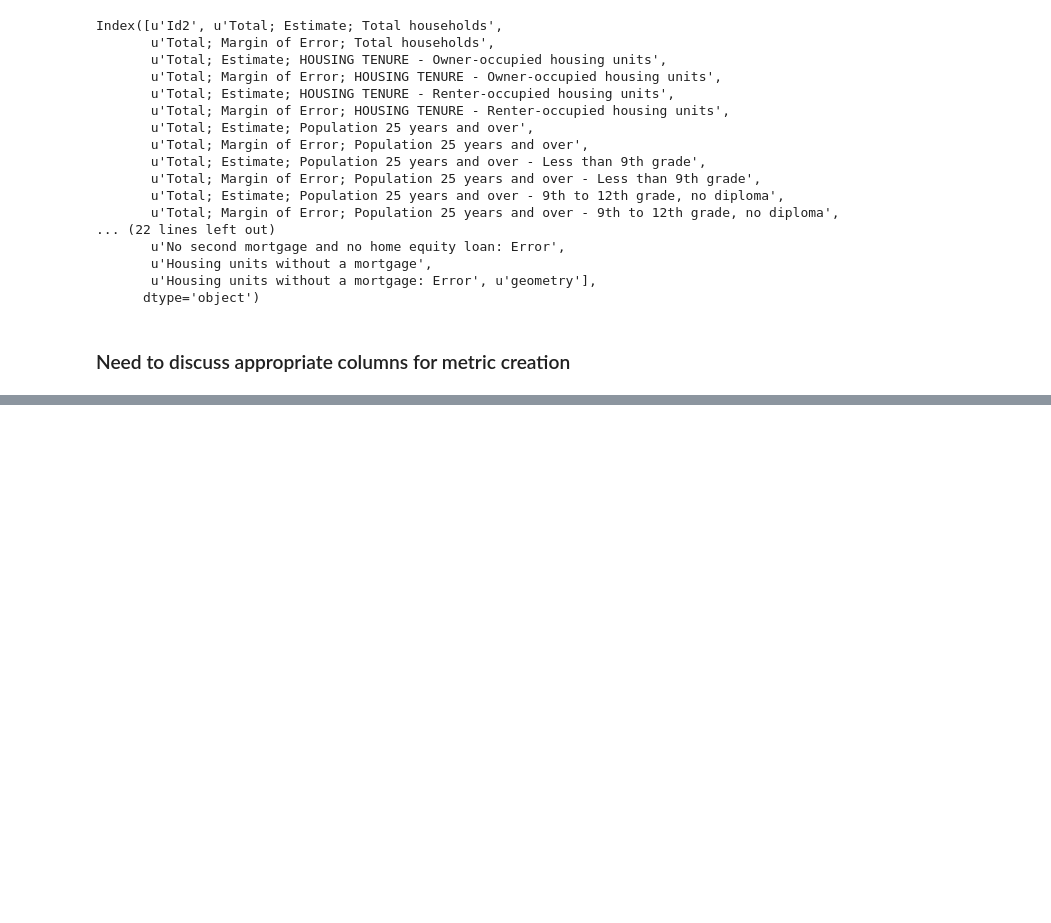
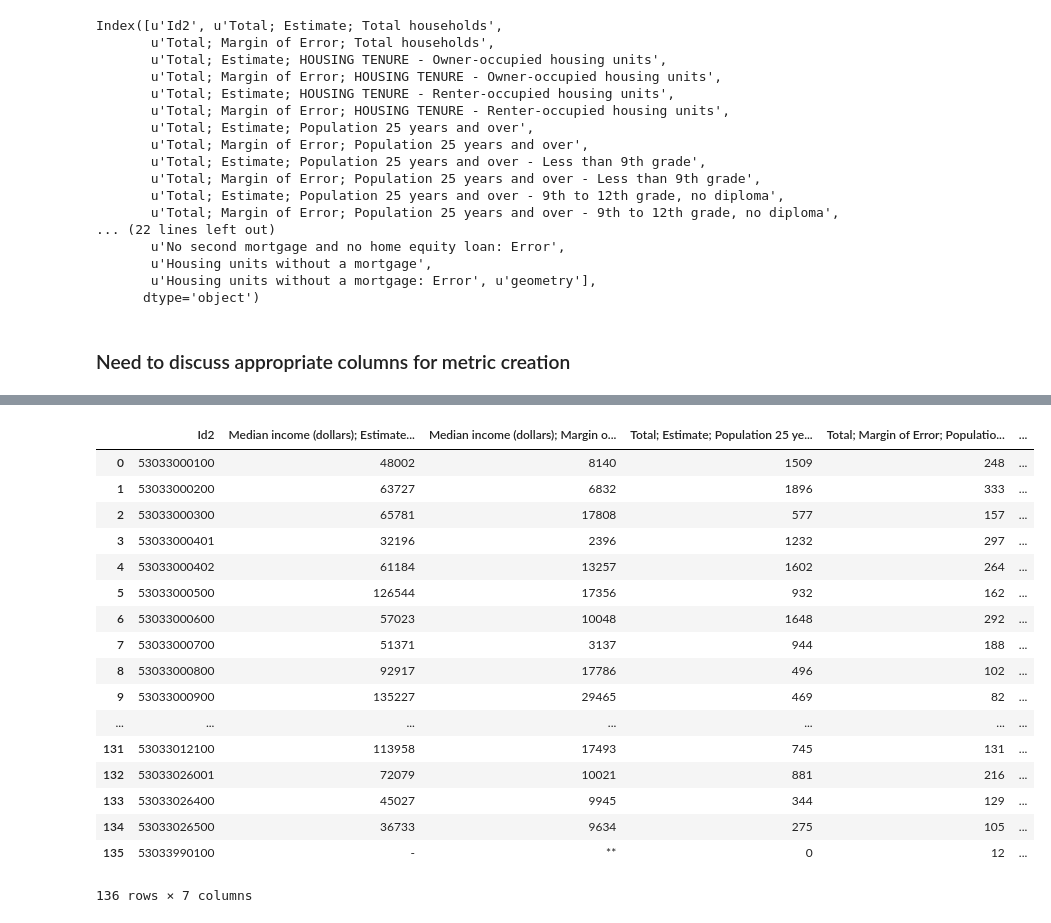
Before and after one commit to argo-marketplace/Block-Project, a Jupyter notebook: mergingData.ipynb, the cells around one changed output, grey strips where cells are left out. Saved outputs shown, nothing was run; the diff lists cells and outputs as text; code cells hidden in the pictures; blank space fills up the shorter version.

```diff
--- a/mergingData.ipynb
+++ b/mergingData.ipynb
@@ -194,0 +215,27 @@ finalDf.to_file('finalShp.shp')
+# %%
+curatedData = finalDf[['Id2', 'Median income (dollars); Estimate; Households',
+         'Median income (dollars); Margin of Error; Households',
+         'Total; Estimate; Population 25 years and over - Bachelor\'s degree',
+         'Total; Margin of Error; Population 25 years and over - Bachelor\'s degree',
+         'Total; Estimate; HOUSING TENURE - Owner-occupied housing units',
+         'Total; Margin of Error; HOUSING TENURE - Owner-occupied housing units']]
+curatedData
+# %% [output]
+|  | Id2 | Median income (dollars); Estimate... | Median income (dollars); Margin o... | Total; Estimate; Population 25 ye... | Total; Margin of Error; Populatio... | ... |
+| 0 | 53033000100 | 48002 | 8140 | 1509 | 248 | ... |
+| 1 | 53033000200 | 63727 | 6832 | 1896 | 333 | ... |
+| 2 | 53033000300 | 65781 | 17808 | 577 | 157 | ... |
+| 3 | 53033000401 | 32196 | 2396 | 1232 | 297 | ... |
+| 4 | 53033000402 | 61184 | 13257 | 1602 | 264 | ... |
+| 5 | 53033000500 | 126544 | 17356 | 932 | 162 | ... |
+| 6 | 53033000600 | 57023 | 10048 | 1648 | 292 | ... |
+| 7 | 53033000700 | 51371 | 3137 | 944 | 188 | ... |
+| 8 | 53033000800 | 92917 | 17786 | 496 | 102 | ... |
+| 9 | 53033000900 | 135227 | 29465 | 469 | 82 | ... |
+| ... | ... | ... | ... | ... | ... | ... |
+| 131 | 53033012100 | 113958 | 17493 | 745 | 131 | ... |
+| 132 | 53033026001 | 72079 | 10021 | 881 | 216 | ... |
+| 133 | 53033026400 | 45027 | 9945 | 344 | 129 | ... |
+| 134 | 53033026500 | 36733 | 9634 | 275 | 105 | ... |
+| 135 | 53033990100 | - | ** | 0 | 12 | ... |
+136 rows × 7 columns
```
Also changed, not shown: parts of 6 cells of this notebook.
